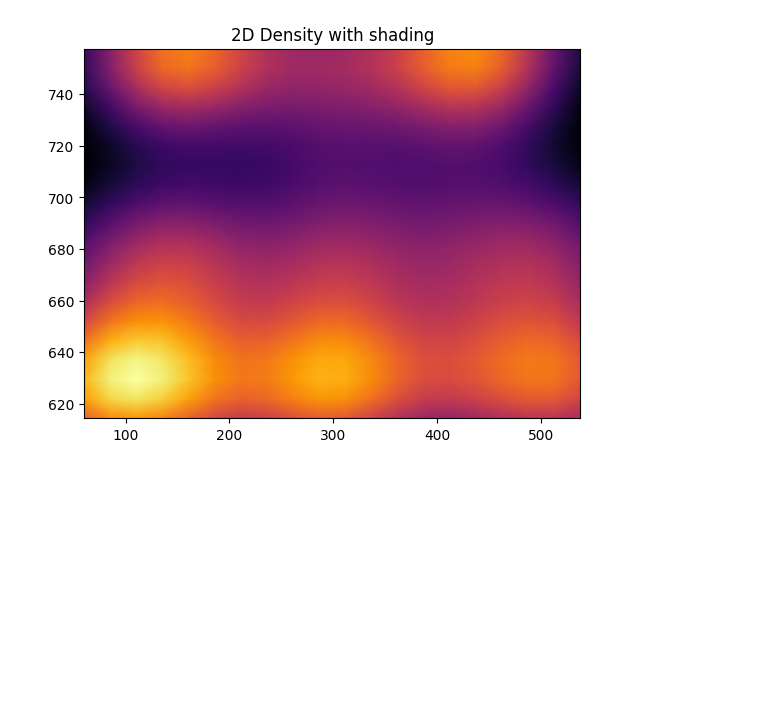
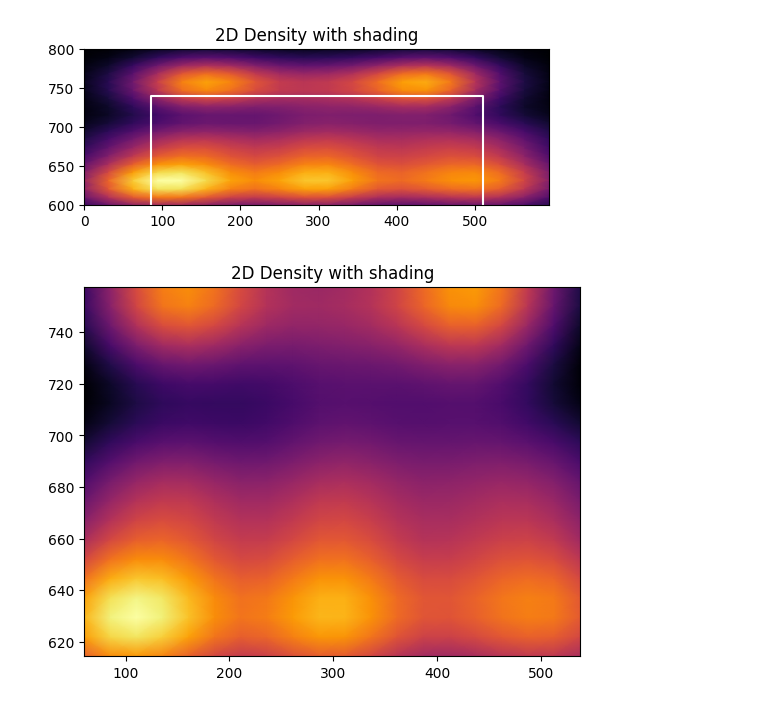
Before and after one commit to bledoux2002/Hackathon_2024, a Jupyter notebook: match-reports/existing-match-reports-code/parse_shot_locs.ipynb, the cells around one changed output. Cells and saved outputs as stored; diff of their text form; code cells hidden in the pictures; blank space fills up the shorter version.

Commit message:
Update parse_shot_locs.ipynb
add heatmap plot

```diff
--- a/match-reports/existing-match-reports-code/parse_shot_locs.ipynb
+++ b/match-reports/existing-match-reports-code/parse_shot_locs.ipynb
@@ -491,0 +492,38 @@ plt.show()
+# %%
+x = np.array(x)
+y = np.array(y)
+
+dataNew = np.vstack([x, y])
+
+nbins = 20
+
+k = gaussian_kde(dataNew, bw_method=0.4)
+
+# Goal line coordinates
+goalX = [85, 85, 510, 510]
+goalY = [600, 740, 740, 600]
+
+# Create the plot with specific limits and aspect ratio
+plt.figure(figsize=(6, 3))
+plt.title('2D Density with shading')
+
+# Adjust xi and yi to match the exact plot limits
+xi, yi = np.mgrid[0:595:nbins*1j, 600:800:nbins*1j]
+zi = k(np.vstack([xi.flatten(), yi.flatten()]))
+
+# Plot the density with the correct limits
+plt.pcolormesh(xi, yi, zi.reshape(xi.shape), shading='gouraud', cmap='inferno')
+# cividis
+
+# Add goal lines
+plt.plot(goalX, goalY, color='white')
+
+# Set plot limits and aspect ratio
+plt.xlim(0, 595)
+plt.ylim(600, 800)
+plt.gca().set_aspect('equal', adjustable='box')
+
+# plt.colorbar(label='Density')
+plt.show()
+# %% [output]
+[figure, added]
```
Also changed, not shown: parts of 9 cells of this notebook.
